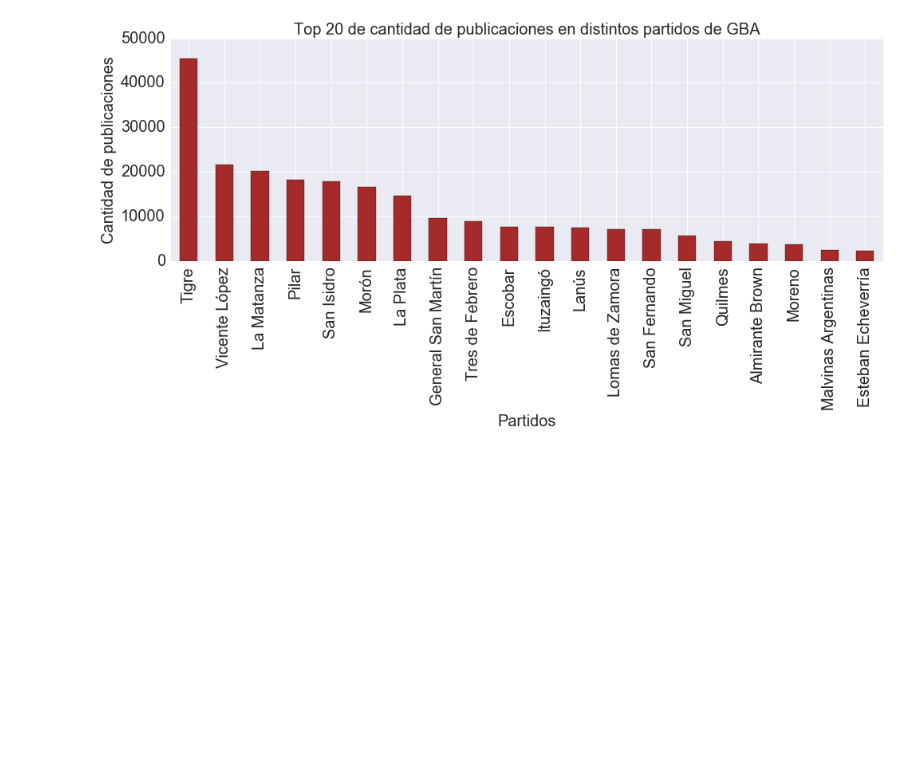
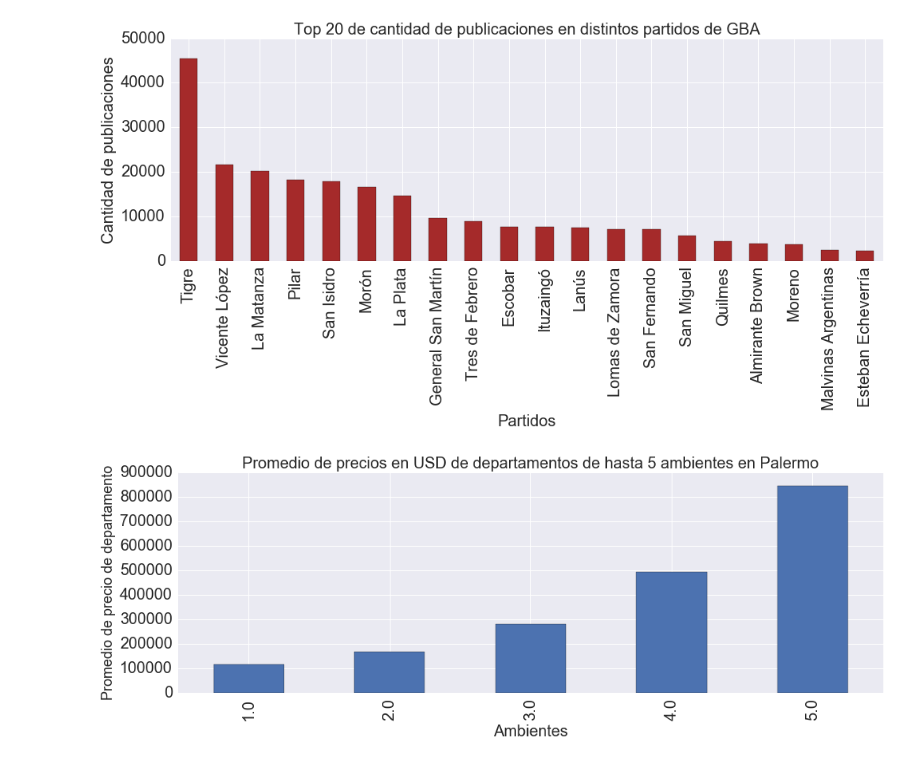
Before and after one commit to BraianVicente/properati_argentina, a Jupyter notebook: src/TP 1 - Properati - Full Month - Algunos Plots.ipynb, the cells around one changed output. Saved outputs shown, nothing was run; the diff lists cells and outputs as text; code cells hidden in the pictures; blank space fills up the shorter version.

```diff
--- a/src/TP 1 - Properati - Full Month - Algunos Plots.ipynb
+++ b/src/TP 1 - Properati - Full Month - Algunos Plots.ipynb
@@ -1084,3 +1082,11 @@ plt.ylabel("Cantidad de publicaciones",fontsize=20)
 plt.xlabel("Partidos",fontsize=20);
 # %% [output]
 [figure]
+# %%
+plt.title("Promedio de precios en USD de departamentos de hasta 5 ambientes en Palermo",fontsize=20)
+properati[(properati['zone'] == 'Palermo') & (properati['property_type'] == 'apartment') & (properati['rooms'] <=5)]\
+            .groupby('rooms').agg('mean')['price_aprox_usd'].plot('bar',figsize=(16,5),fontsize=20)
+plt.xlabel('Ambientes',fontsize=20)
+plt.ylabel('Promedio de precio de departamento',fontsize=18);
+# %% [output]
+[figure, added]
```
Also changed, not shown: parts of 3 cells of this notebook.
